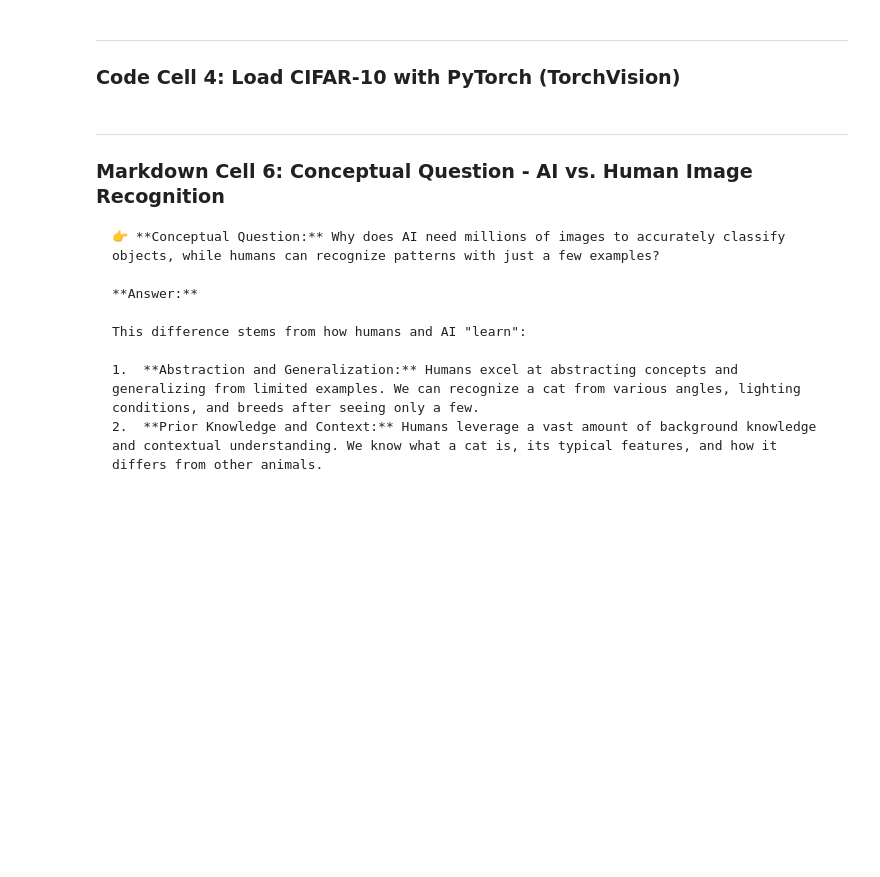
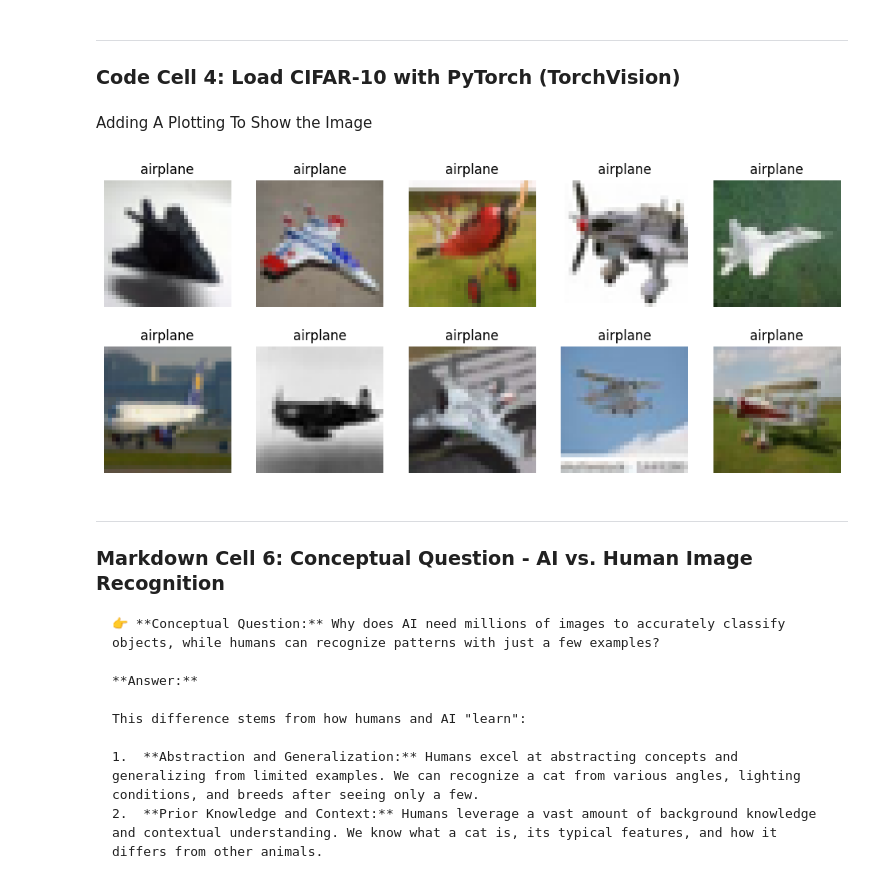
Before and after one commit to joelleyarro03/AI-Portfolio-Iman-Haamid, a Jupyter notebook: ITAI2377_Lab_Williane_Yarro_Notebook.ipynb, the cells around one changed output. Cells and saved outputs as stored; diff of their text form; code cells hidden in the pictures; blank space fills up the shorter version.

```diff
--- a/ITAI2377_Lab_Williane_Yarro_Notebook.ipynb
+++ b/ITAI2377_Lab_Williane_Yarro_Notebook.ipynb
@@ -148,6 +148,29 @@ selected_labels = np.array(selected_labels)
 ---
 
 ### **Code Cell 4: Load CIFAR-10 with PyTorch (TorchVision)**
+# %% [markdown]
+Adding A Plotting To Show the Image
+# %%
+import matplotlib.pyplot as plt
+
+# CIFAR-10 class names
+class_names = ['airplane','automobile','bird','cat','deer',
+               'dog','frog','horse','ship','truck']
+
+# Convert lists to NumPy arrays (optional, but cleaner)
+selected_images = np.array(selected_images)
+selected_labels = np.array(selected_labels)
+
+# Plot the first 10 images
+plt.figure(figsize=(12, 5))
+for i in range(10):
+    plt.subplot(2, 5, i+1)
+    plt.imshow(selected_images[i])
+    plt.title(class_names[selected_labels[i][0]])
+    plt.axis("off")
+plt.show()
+# %% [output]
+[figure, added]
 # %%
 import torchvision
 import torchvision.transforms as transforms
```
